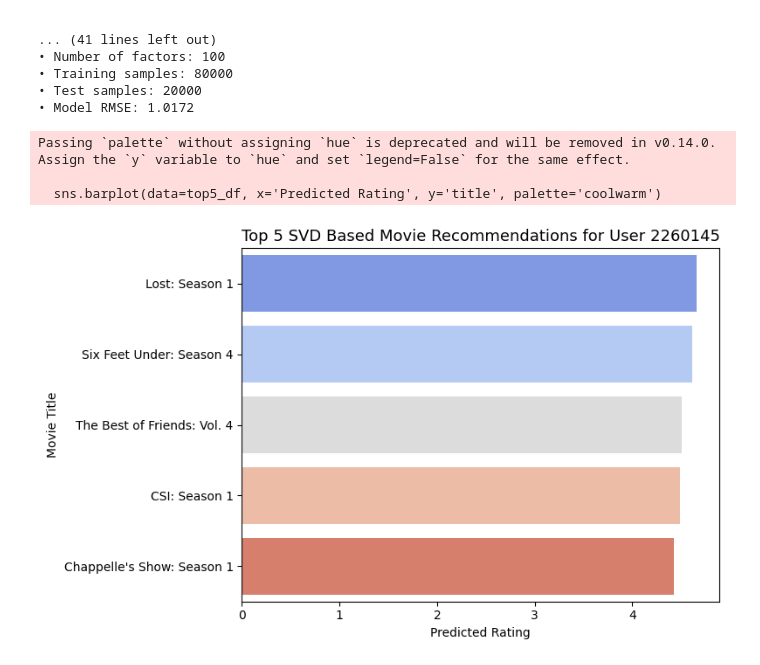
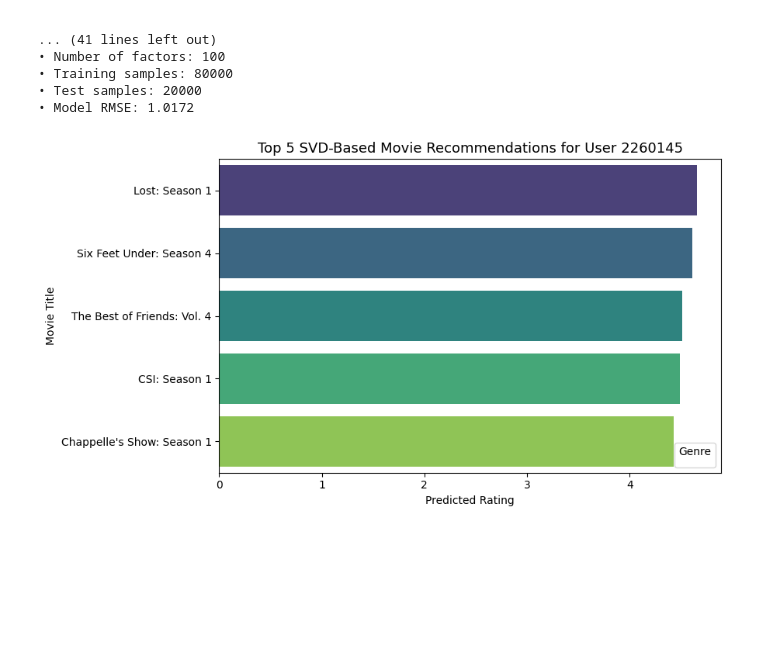
Before and after one commit to Saitejamacha/Data_Science_-_AI_ML, a Jupyter notebook: Netflix_Recommendation_Capstron_Project.ipynb, the cells around one changed output. Drawn from its saved outputs; the diff is of its cells as text; code cells hidden in the pictures; blank space fills up the shorter version.

```diff
--- a/Netflix_Recommendation_Capstron_Project.ipynb
+++ b/Netflix_Recommendation_Capstron_Project.ipynb
@@ -500,21 +500,24 @@ SVD Model RMSE: 1.0172
 # %%
 
 # Visualization
 top5_df = pd.DataFrame(top_5_recommendations, columns=['movie_id', 'Predicted Rating'])
 
-# Add movie titles and years
-top5_df = top5_df.merge(df[['movie_id', 'title', 'year']], on='movie_id', how='left').drop_duplicates()
+top5_df = top5_df.merge(df[['movie_id', 'title', 'year', 'genre']], on='movie_id', how='left').drop_duplicates()
 
-
-plt.figure(figsize=(8, 5))
-sns.barplot(data=top5_df, x='Predicted Rating', y='title', palette='coolwarm')
-plt.title(f'Top 5 SVD Based Movie Recommendations for User {sample_user}', fontsize=13)
+plt.figure(figsize=(9, 5))
+sns.barplot(
+    data=top5_df,
+    x='Predicted Rating',
+    y='title',
+    hue='title',
+    dodge=False,
+    palette='viridis'
+)
+plt.title(f'Top 5 SVD-Based Movie Recommendations for User {sample_user}', fontsize=13)
 plt.xlabel('Predicted Rating')
 plt.ylabel('Movie Title')
+plt.legend(title='Genre', loc='lower right')
 plt.tight_layout()
 plt.show()
 # %% [output]
-Passing `palette` without assigning `hue` is deprecated and will be removed in v0.14.0. Assign the `y` variable to `hue` and set `legend=False` for the same effect.
-
-  sns.barplot(data=top5_df, x='Predicted Rating', y='title', palette='coolwarm')
-[figure, old version]
+[figure, new version]
```
Also changed, not shown: parts of 1 cell of this notebook.
